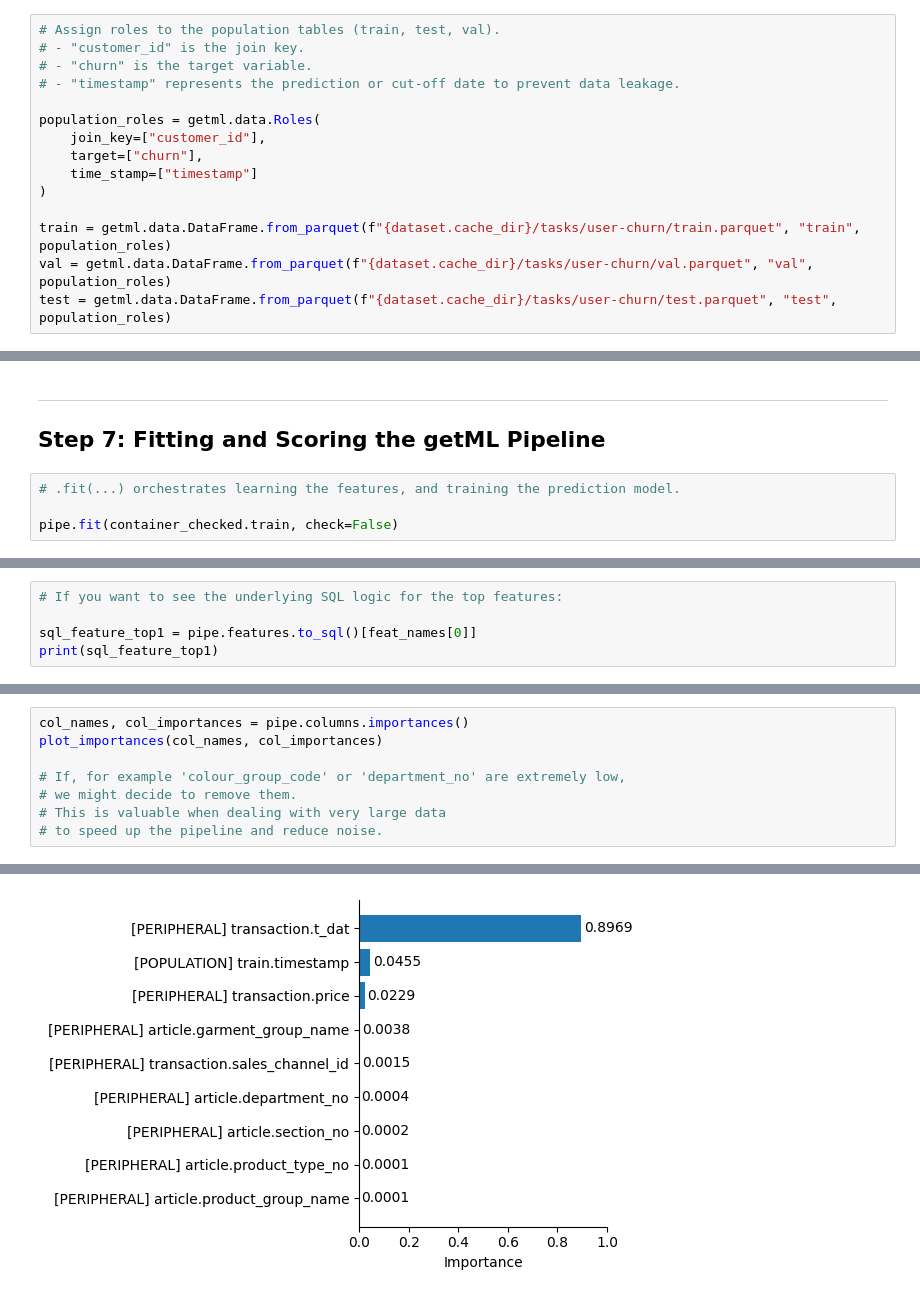
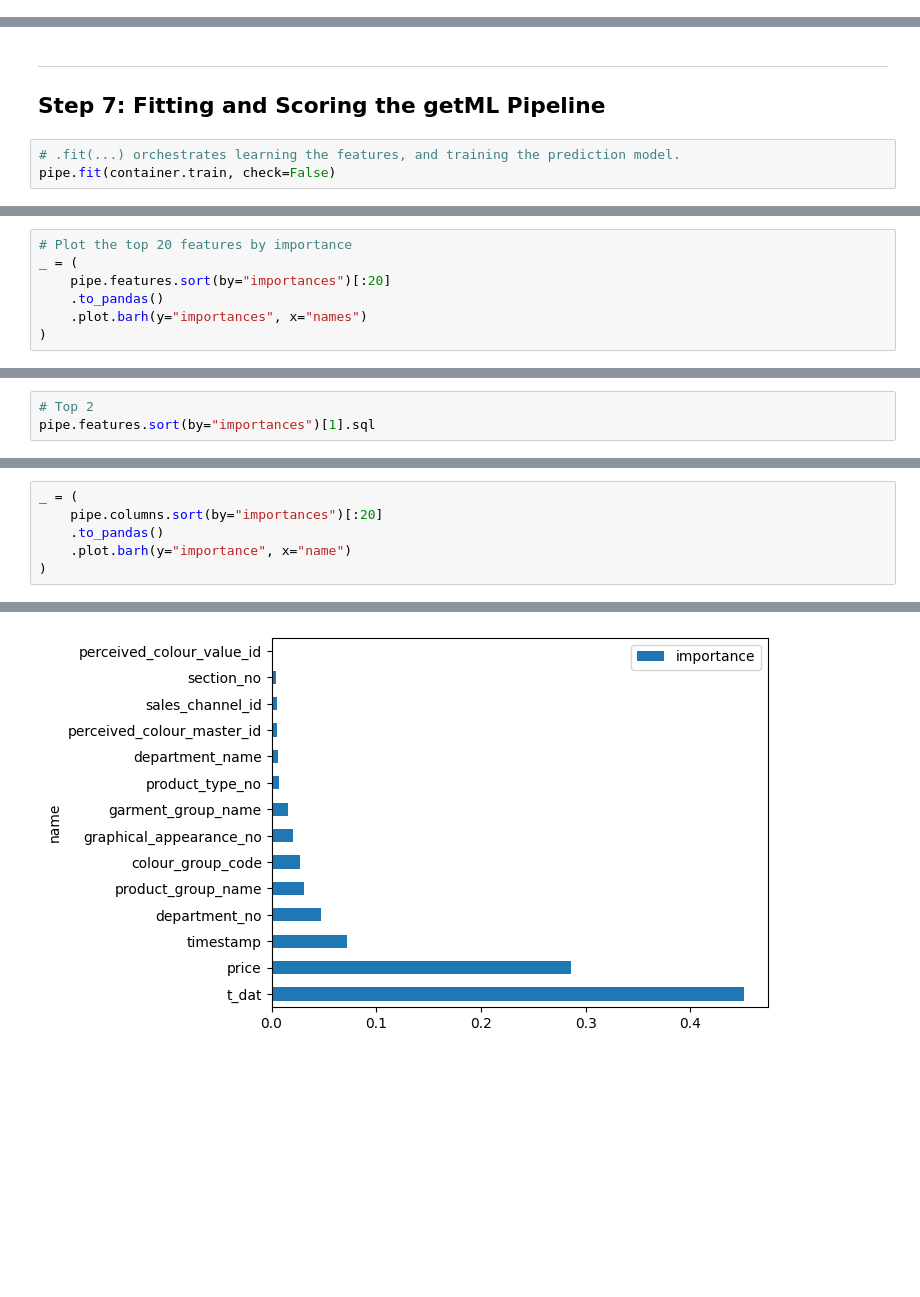
Before and after one commit to getml/getml-relbench, a Jupyter notebook: hm-churn.ipynb, the cells around one changed output, grey strips where cells are left out. Saved outputs shown, nothing was run; the diff lists cells and outputs as text; blank space fills up the shorter version.

Commit message:
Add proposed changes to churn notebook

```diff
--- a/hm-churn.ipynb
+++ b/hm-churn.ipynb
@@ -292,15 +302,0 @@ type: getml.DataFrame
-# %%
-# Assign roles to the population tables (train, test, val).
-# - "customer_id" is the join key.
-# - "churn" is the target variable.
-# - "timestamp" represents the prediction or cut-off date to prevent data leakage.
-
-population_roles = getml.data.Roles(
-    join_key=["customer_id"],
-    target=["churn"],
-    time_stamp=["timestamp"]
-)
-
-train = getml.data.DataFrame.from_parquet(f"{dataset.cache_dir}/tasks/user-churn/train.parquet", "train", population_roles)
-val = getml.data.DataFrame.from_parquet(f"{dataset.cache_dir}/tasks/user-churn/val.parquet", "val", population_roles)
-test = getml.data.DataFrame.from_parquet(f"{dataset.cache_dir}/tasks/user-churn/test.parquet", "test", population_roles)
@@ -468,6 +389,5 @@ peripheral
 ## Step 7: Fitting and Scoring the getML Pipeline
 # %%
 # .fit(...) orchestrates learning the features, and training the prediction model.
-
-pipe.fit(container_checked.train, check=False)
+pipe.fit(container.train, check=False)
 # %% [output]
@@ -521,0 +443,7 @@ This helps us to understand which features matter for churn.
+# %%
+# Plot the top 20 features by importance
+_ = (
+    pipe.features.sort(by="importances")[:20]
+    .to_pandas()
+    .plot.barh(y="importances", x="names")
+)
@@ -563,6 +476,4 @@ Total number of features: 64
 # %%
-# If you want to see the underlying SQL logic for the top features:
-
-sql_feature_top1 = pipe.features.to_sql()[feat_names[0]]
-print(sql_feature_top1)
+# Top 2
+pipe.features.sort(by="importances")[1].sql
 # %% [output]
@@ -607,9 +504,7 @@ This is particularly useful if you want to prune entire columns that have neglig
 # %%
-col_names, col_importances = pipe.columns.importances()
-plot_importances(col_names, col_importances)
-
-# If, for example 'colour_group_code' or 'department_no' are extremely low,
-# we might decide to remove them.
-# This is valuable when dealing with very large data
-# to speed up the pipeline and reduce noise.
+_ = (
+    pipe.columns.sort(by="importances")[:20]
+    .to_pandas()
+    .plot.barh(y="importance", x="name")
+)
 # %% [output]
@@ -616,4 +512,4 @@ plot_importances(col_names, col_importances)
-[figure, old version]
+[figure, new version]
 # %% [markdown]
 ---
 ## Conclusion
```
Also changed, not shown: parts of 36 cells of this notebook.
